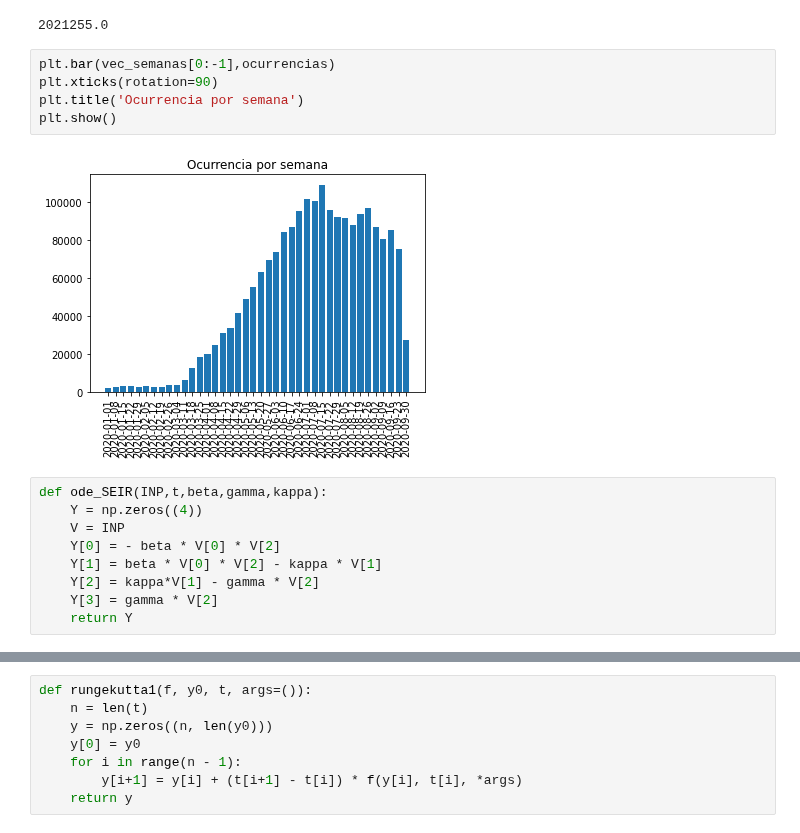
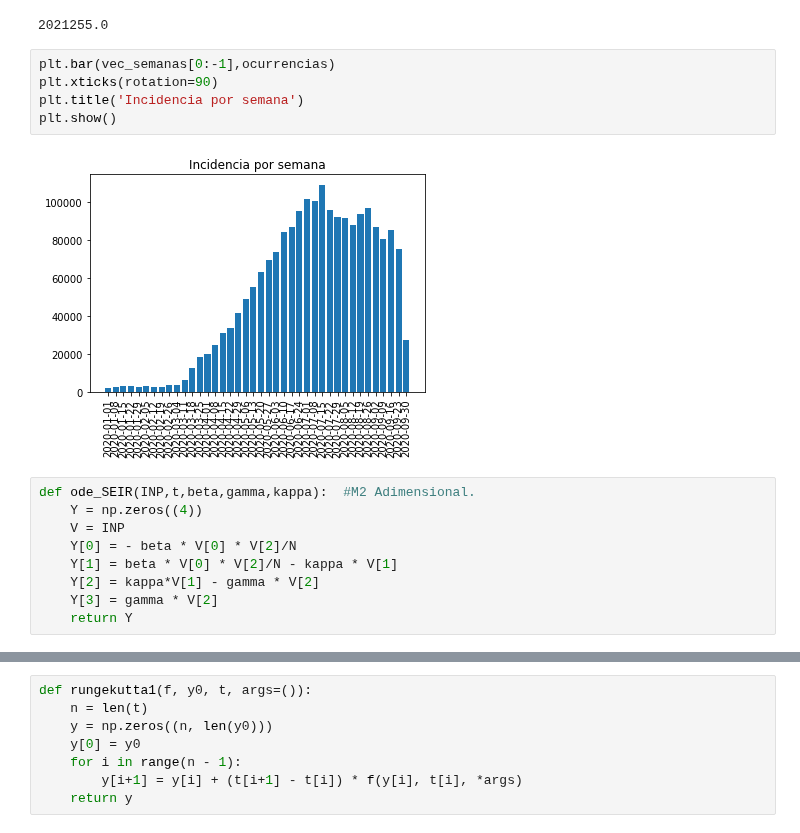
Before and after one commit to JairEsc/Mat_Apl_2, a Jupyter notebook: Epid_3_covid.ipynb, the cells around one changed output, grey strips where cells are left out. Cells and saved outputs as stored; diff of their text form.

```diff
--- a/Epid_3_covid.ipynb
+++ b/Epid_3_covid.ipynb
@@ -59,16 +63,16 @@ print(np.sum(ocurrencias))#Sí es particion.
 # %%
 plt.bar(vec_semanas[0:-1],ocurrencias)
 plt.xticks(rotation=90)
-plt.title('Ocurrencia por semana')
+plt.title('Incidencia por semana')
 plt.show()
 # %% [output]
-[figure, old version]
+[figure, new version]
 # %%
-def ode_SEIR(INP,t,beta,gamma,kappa):
+def ode_SEIR(INP,t,beta,gamma,kappa):  #M2 Adimensional.
     Y = np.zeros((4))
     V = INP
-    Y[0] = - beta * V[0] * V[2]
-    Y[1] = beta * V[0] * V[2] - kappa * V[1]
+    Y[0] = - beta * V[0] * V[2]/N
+    Y[1] = beta * V[0] * V[2]/N - kappa * V[1]
     Y[2] = kappa*V[1] - gamma * V[2]
     Y[3] = gamma * V[2]
     return Y
```
Also changed, not shown: parts of 18 cells of this notebook.
